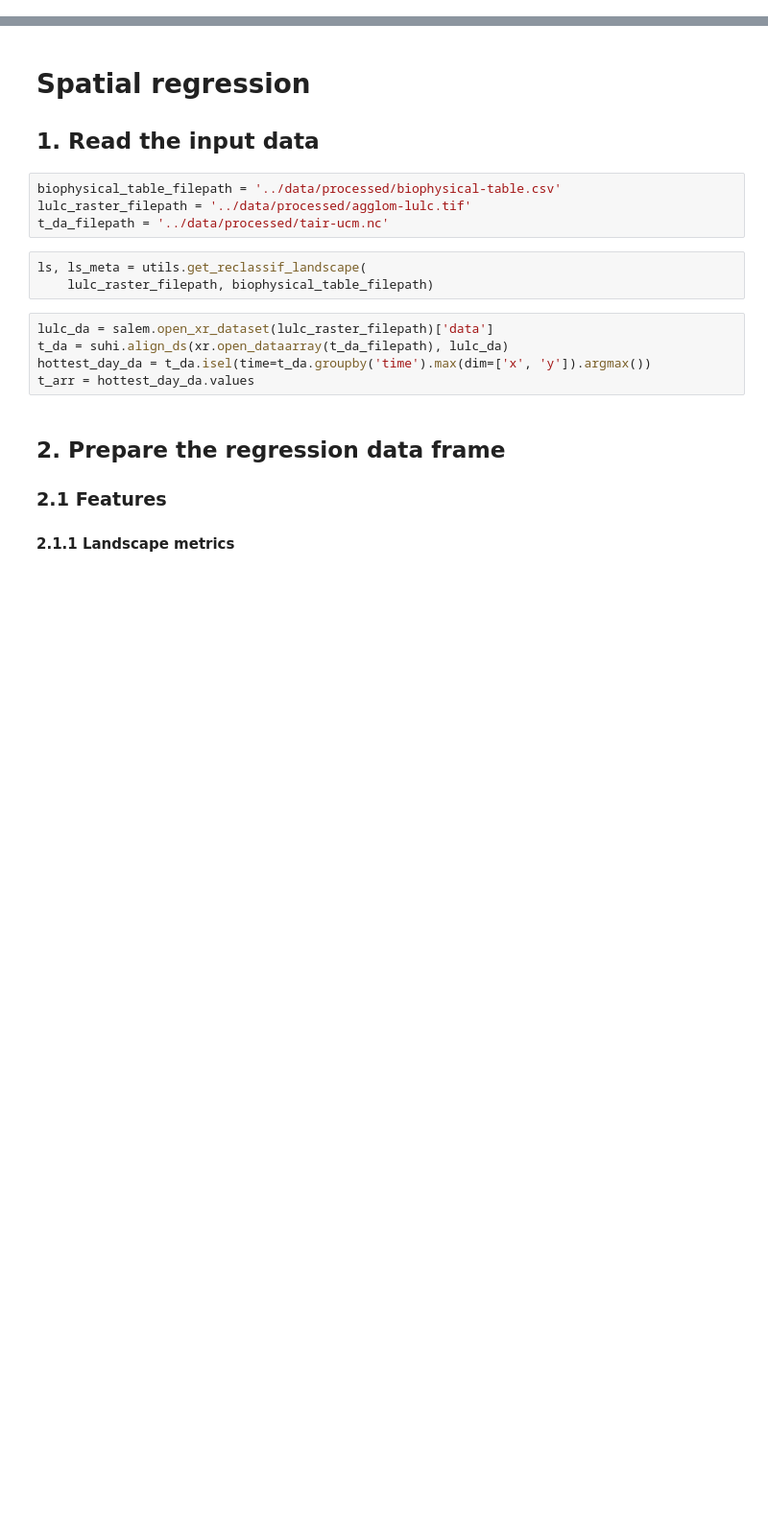
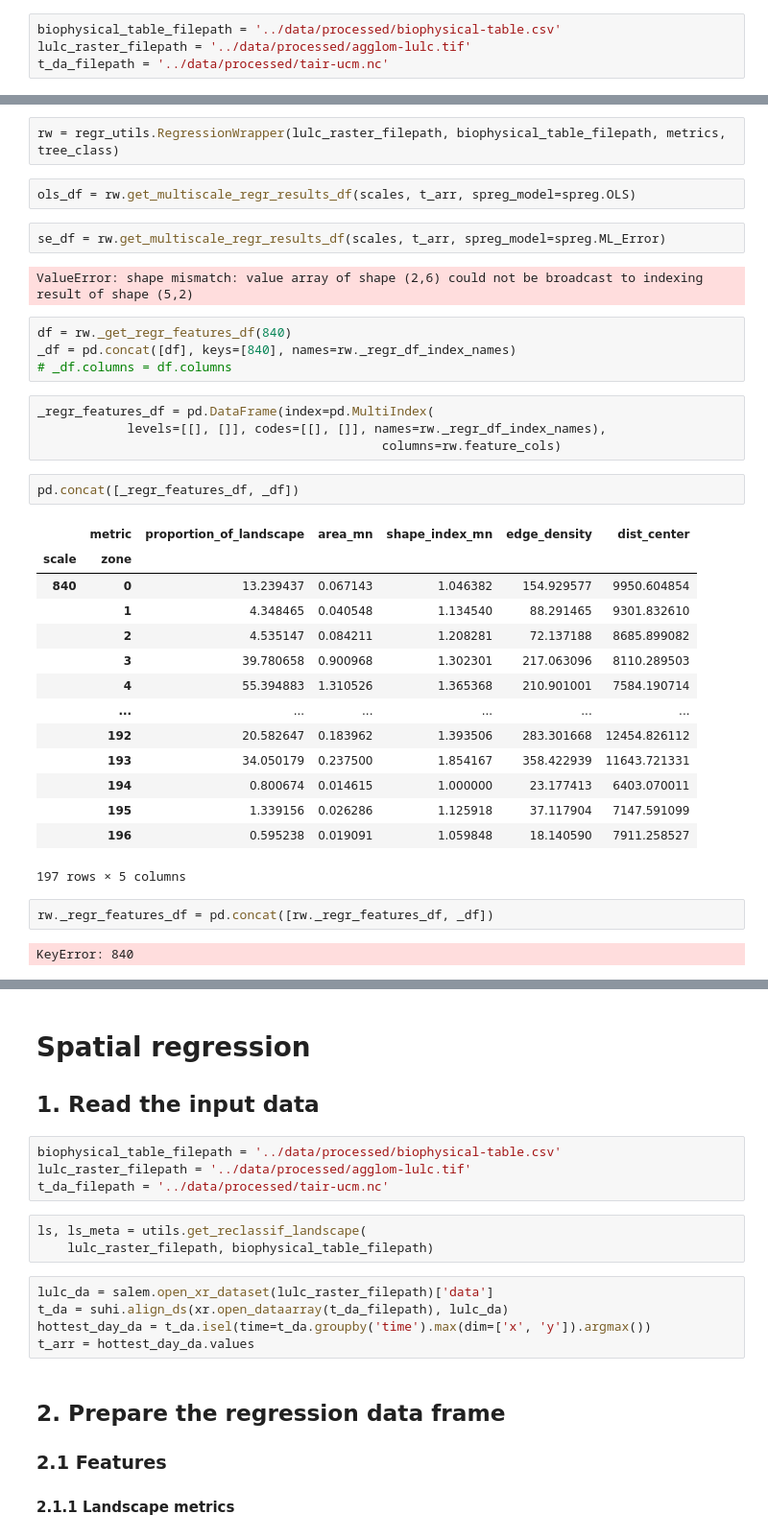
Before and after one commit to martibosch/lausanne-greening-scenarios, a Jupyter notebook: notebooks/spatial-regression.ipynb, the cells around one changed output, grey strips where cells are left out. Shown: that part at 96% size. Saved outputs shown, nothing was run; the diff lists cells and outputs as text; blank space fills up the shorter version.

```diff
--- a/notebooks/spatial-regression.ipynb
+++ b/notebooks/spatial-regression.ipynb
@@ -0,0 +24,4 @@
+# %%
+biophysical_table_filepath = '../data/processed/biophysical-table.csv'
+lulc_raster_filepath = '../data/processed/agglom-lulc.tif'
+t_da_filepath = '../data/processed/tair-ucm.nc'
@@ -0,0 +33,37 @@
+# %%
+rw = regr_utils.RegressionWrapper(lulc_raster_filepath, biophysical_table_filepath, metrics, tree_class)
+# %%
+ols_df = rw.get_multiscale_regr_results_df(scales, t_arr, spreg_model=spreg.OLS)
+# %%
+se_df = rw.get_multiscale_regr_results_df(scales, t_arr, spreg_model=spreg.ML_Error)
+# %% [output]
+ValueError: shape mismatch: value array of shape (2,6) could not be broadcast to indexing result of shape (5,2)
+# %%
+df = rw._get_regr_features_df(840)
+_df = pd.concat([df], keys=[840], names=rw._regr_df_index_names)
+# _df.columns = df.columns
+# %%
+_regr_features_df = pd.DataFrame(index=pd.MultiIndex(
+            levels=[[], []], codes=[[], []], names=rw._regr_df_index_names),
+                                              columns=rw.feature_cols)
+# %%
+pd.concat([_regr_features_df, _df])
+# %% [output]
+|  | metric | proportion_of_landscape | area_mn | shape_index_mn | edge_density | dist_center |
+| scale | zone |  |  |  |  |  |
+| 840 | 0 | 13.239437 | 0.067143 | 1.046382 | 154.929577 | 9950.604854 |
+|  | 1 | 4.348465 | 0.040548 | 1.134540 | 88.291465 | 9301.832610 |
+|  | 2 | 4.535147 | 0.084211 | 1.208281 | 72.137188 | 8685.899082 |
+|  | 3 | 39.780658 | 0.900968 | 1.302301 | 217.063096 | 8110.289503 |
+|  | 4 | 55.394883 | 1.310526 | 1.365368 | 210.901001 | 7584.190714 |
+|  | ... | ... | ... | ... | ... | ... |
+|  | 192 | 20.582647 | 0.183962 | 1.393506 | 283.301668 | 12454.826112 |
+|  | 193 | 34.050179 | 0.237500 | 1.854167 | 358.422939 | 11643.721331 |
+|  | 194 | 0.800674 | 0.014615 | 1.000000 | 23.177413 | 6403.070011 |
+|  | 195 | 1.339156 | 0.026286 | 1.125918 | 37.117904 | 7147.591099 |
+|  | 196 | 0.595238 | 0.019091 | 1.059848 | 18.140590 | 7911.258527 |
+197 rows × 5 columns
+# %%
+rw._regr_features_df = pd.concat([rw._regr_features_df, _df])
+# %% [output]
+KeyError: 840
```
Also changed, not shown: parts of 58 cells of this notebook, 2 other files.
